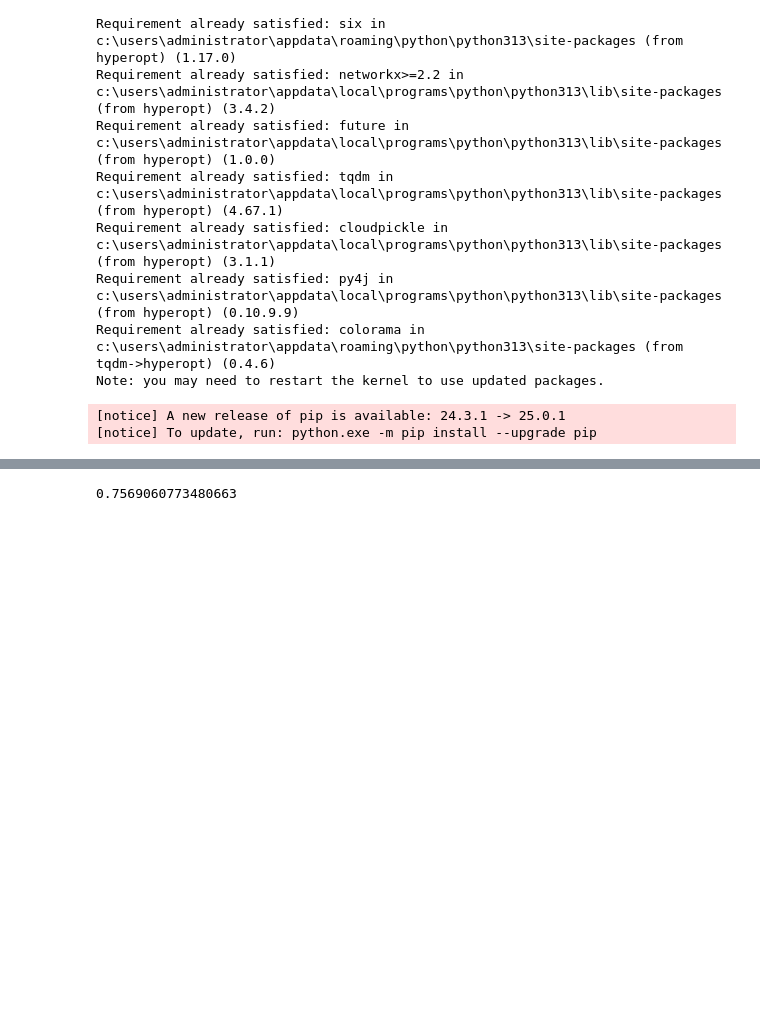
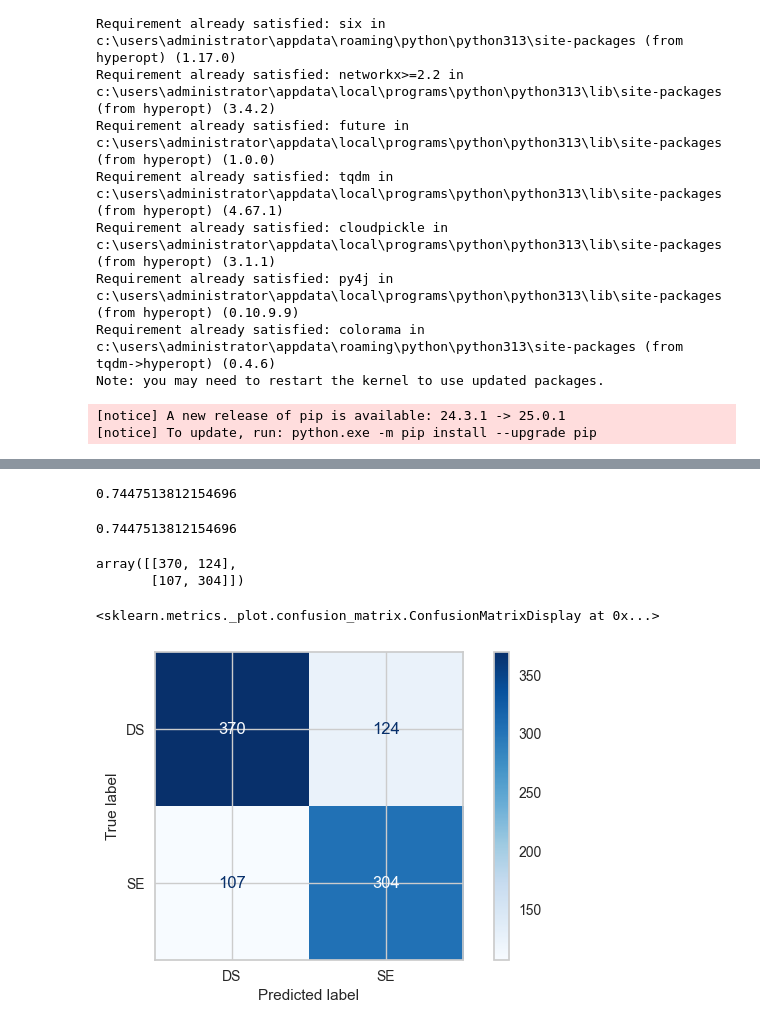
Before and after one commit to mackomarcin82/XGBoost, a Jupyter notebook: ModelEvaluation.ipynb, the cells around one changed output, grey strips where cells are left out. Cells and saved outputs as stored; diff of their text form; code cells hidden in the pictures; blank space fills up the shorter version.

```diff
--- a/ModelEvaluation.ipynb
+++ b/ModelEvaluation.ipynb
@@ -139,0 +65,3 @@ XGBClassifier(base_score=None, booster=None, callbacks=None,
+# %%
+xgb_def = xgb.XGBClassifier()
+xgb_def.fit(X_train, y_train)
@@ -140,4 +80,26 @@ XGBClassifier(base_score=None, booster=None, callbacks=None,
 # %%
-xg_step.score(X_test, y_test)
+xgb_def.score(X_test, y_test)
 # %% [output]
-0.7569060773480663
+0.7447513812154696
+# %%
+from sklearn import metrics
+
+metrics.accuracy_score(y_test, xgb_def.predict(X_test))
+# %% [output]
+0.7447513812154696
+# %%
+cm = metrics.confusion_matrix(y_test,xgb_def.predict(X_test))
+cm
+# %% [output]
+array([[370, 124],
+       [107, 304]])
+# %%
+fig, ax = plt.subplots(figsize=(8, 4))
+
+disp = metrics.ConfusionMatrixDisplay(confusion_matrix=cm,
+display_labels=['DS', 'SE'])
+
+disp.plot(ax=ax, cmap='Blues')
+# %% [output]
+<sklearn.metrics._plot.confusion_matrix.ConfusionMatrixDisplay at 0x...>
+[figure, added]
```
Also changed, not shown: parts of 9 cells of this notebook, 1 other file.
